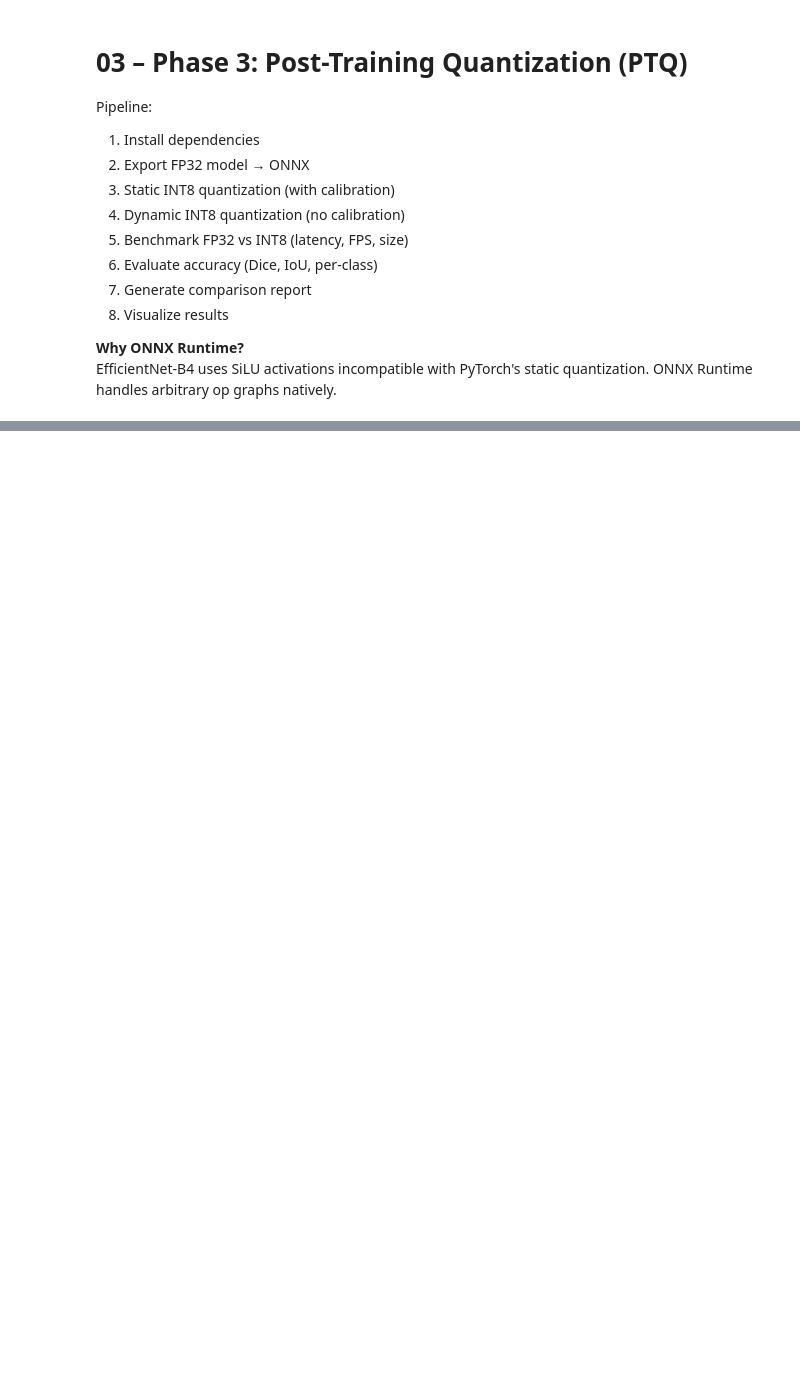
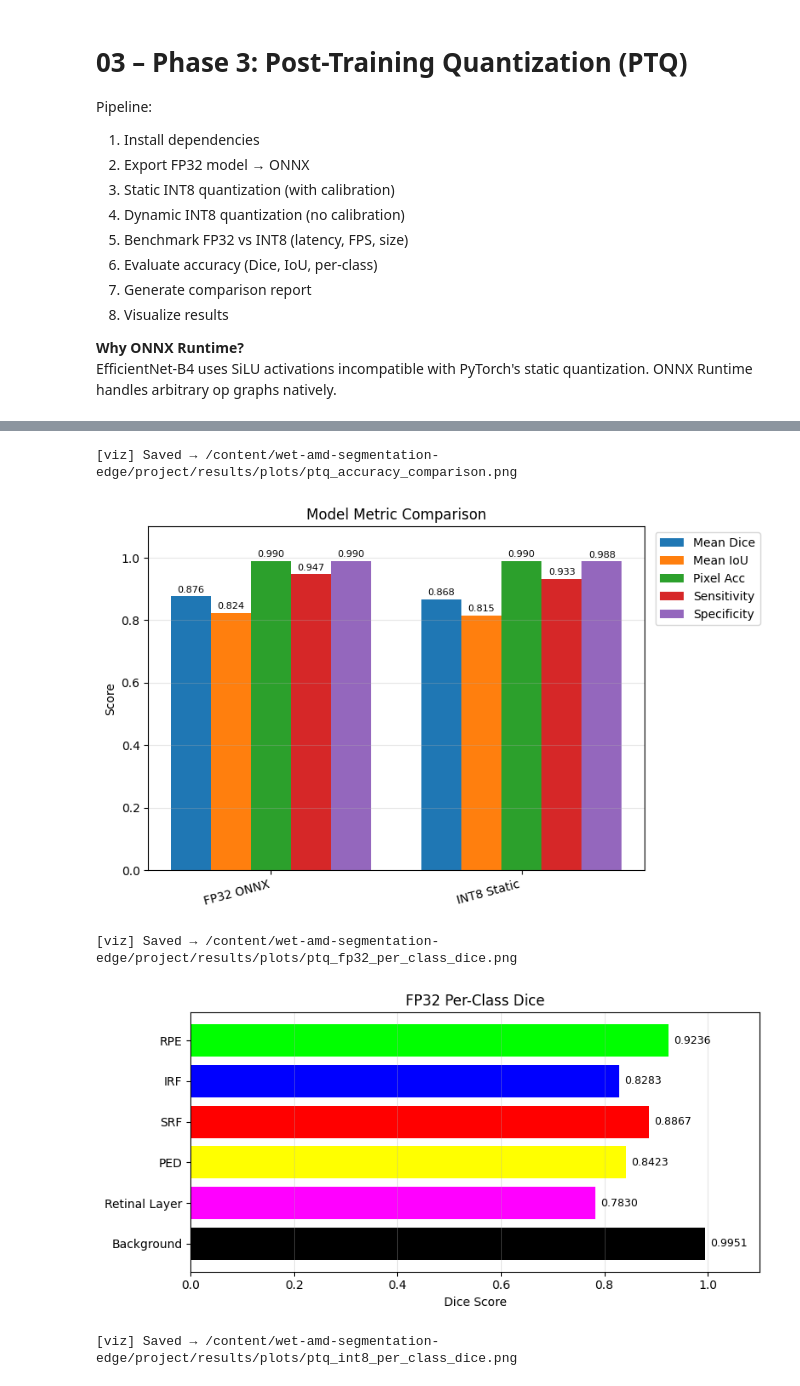
Before and after one commit to Anuradha00Herath/wet-amd-segmentation-edge, a Jupyter notebook: project/notebooks/03_ptq_quantization.ipynb, the cells around one changed output, grey strips where cells are left out. Cells and saved outputs as stored; diff of their text form; code cells hidden in the pictures; blank space fills up the shorter version.

```diff
--- a/project/notebooks/03_ptq_quantization.ipynb
+++ b/project/notebooks/03_ptq_quantization.ipynb
@@ -78,12 +135,10 @@ print(f"FP32 Mean Dice    : {fp32_accuracy['mean_dice']:.4f}")
 # %%
-# ── Step 3: Static INT8 Quantization ─────────────────────────────────────────
-from quantization import quantize_static_onnx
+# ── Step 2: Static INT8 Quantization ─────────────────────────────────────────
+int8_path = f'{cfg.checkpoints_dir}/baseline_int8_static.onnx'
+print('Applying static INT8 quantization ...')
 
-int8_static_path = fp32_onnx_path.replace('fp32', 'int8_static')
-print('Applying static INT8 quantization (with calibration) ...')
+int8_path = quantize_static_onnx(fp32_onnx_path, int8_path, cfg, qcfg)
+int8_size_mb = onnx_size_mb(int8_path)
 
-int8_static_path = quantize_static_onnx(
-    fp32_onnx_path, int8_static_path, cfg, qcfg
-)
-print(f'INT8 static size : {onnx_size_mb(int8_static_path):.2f} MB')
-print(f'Compression ratio: {compression_ratio(onnx_size_mb(fp32_onnx_path), onnx_size_mb(int8_static_path)):.2f}×')
+print(f'INT8 size      : {int8_size_mb:.2f} MB')
+print(f'Compression    : {compression_ratio(fp32_size_mb, int8_size_mb):.2f}×')
@@ -113,0 +458,26 @@ for name in CLASS_NAMES:
+# %%
+# ── Step 11: Comparison Plots ─────────────────────────────────────────────────
+# Accuracy comparison
+plot_metric_comparison(
+    labels=['FP32 ONNX', 'INT8 Static'],
+    metrics={
+        'Mean Dice':  [fp32_metrics['mean_dice'],  int8_metrics['mean_dice']],
+        'Mean IoU':   [fp32_metrics['mean_iou'],   int8_metrics['mean_iou']],
+        'Pixel Acc':  [fp32_metrics['pixel_acc'],  int8_metrics['pixel_acc']],
+        'Sensitivity':[mean_fp32_sens,              mean_int8_sens],
+        'Specificity':[mean_fp32_spec,              mean_int8_spec],
+    },
+    cfg=cfg, filename='ptq_accuracy_comparison.png', show=True,
+)
+
+# Per-class Dice
+fp32_class_dice = [fp32_metrics.get(f"dice_{n.lower().replace(' ','_')}", 0.0) for n in CLASS_NAMES]
+int8_class_dice = [int8_metrics.get(f"dice_{n.lower().replace(' ','_')}", 0.0) for n in CLASS_NAMES]
+plot_per_class_dice(fp32_class_dice, cfg, title='FP32 Per-Class Dice', filename='ptq_fp32_per_class_dice.png', show=True)
+plot_per_class_dice(int8_class_dice, cfg, title='INT8 Per-Class Dice', filename='ptq_int8_per_class_dice.png', show=True)
+# %% [output]
+[viz] Saved → /content/wet-amd-segmentation-edge/project/results/plots/ptq_accuracy_comparison.png
+[figure, added]
+[viz] Saved → /content/wet-amd-segmentation-edge/project/results/plots/ptq_fp32_per_class_dice.png
+[figure, added]
+[viz] Saved → /content/wet-amd-segmentation-edge/project/results/plots/ptq_int8_per_class_dice.png
```
Also changed, not shown: parts of 21 cells of this notebook.
